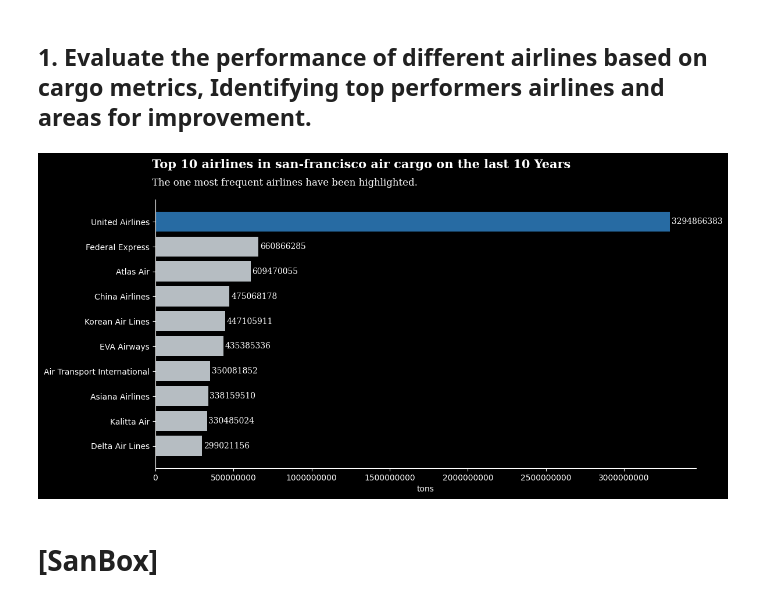
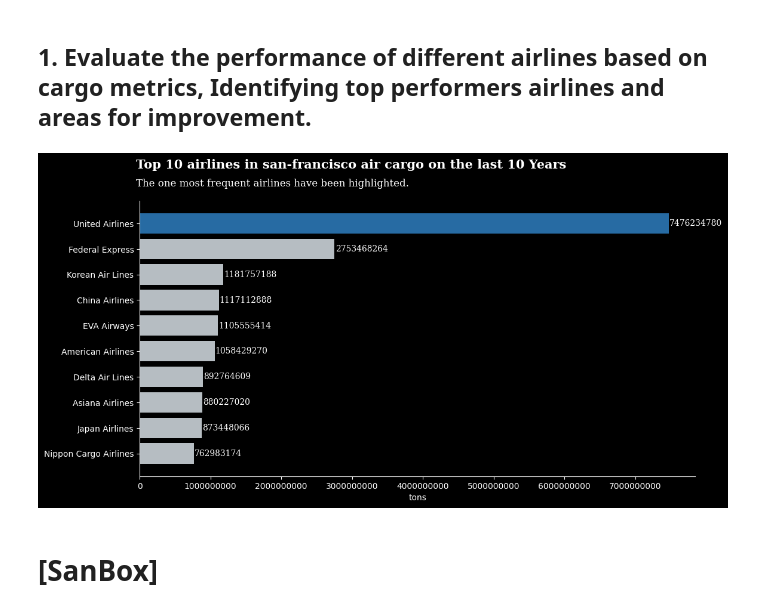
Before and after one commit to ikhsan-muhammad/p01-airplane_cargo, a Jupyter notebook: p01-airplane-cargo.ipynb, the cells around one changed output. Saved outputs shown, nothing was run; the diff lists cells and outputs as text; code cells hidden in the pictures.

```diff
--- a/p01-airplane-cargo.ipynb
+++ b/p01-airplane-cargo.ipynb
@@ -277,15 +291,15 @@ def barh_plot(data,y_pos,hig_count=0,title='',subtitle=''):
                     va='center', fontweight='light', fontfamily='serif')
 # %%
 #data1
-top10_airline = decade_data.groupby('operating_airline')['cargo_weight_lbs'].sum().round(2).sort_values(ascending=False)[:10]
+top10_airline = dfcopy.groupby('operating_airline')['cargo_weight_lbs'].sum().round(2).sort_values(ascending=False)[:10]
 y_pos = np.arange(len(top10_airline))
 
 #plot1
 title = 'Top 10 airlines in san-francisco air cargo on the last 10 Years'
 subtitle = 'The one most frequent airlines have been highlighted.'
 barh_plot(top10_airline,y_pos,1,title=title,subtitle=subtitle)
 # %% [output]
-[figure, old version]
+[figure, new version]
 # %% [markdown]
 # [SanBox]
 # %%
```
Also changed, not shown: parts of 5 cells of this notebook.
